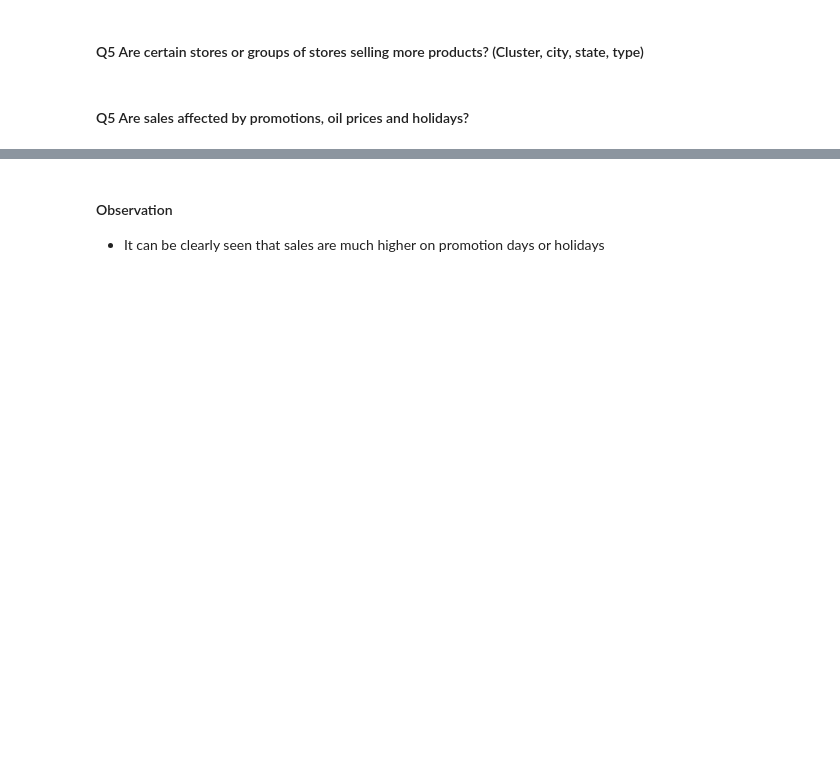
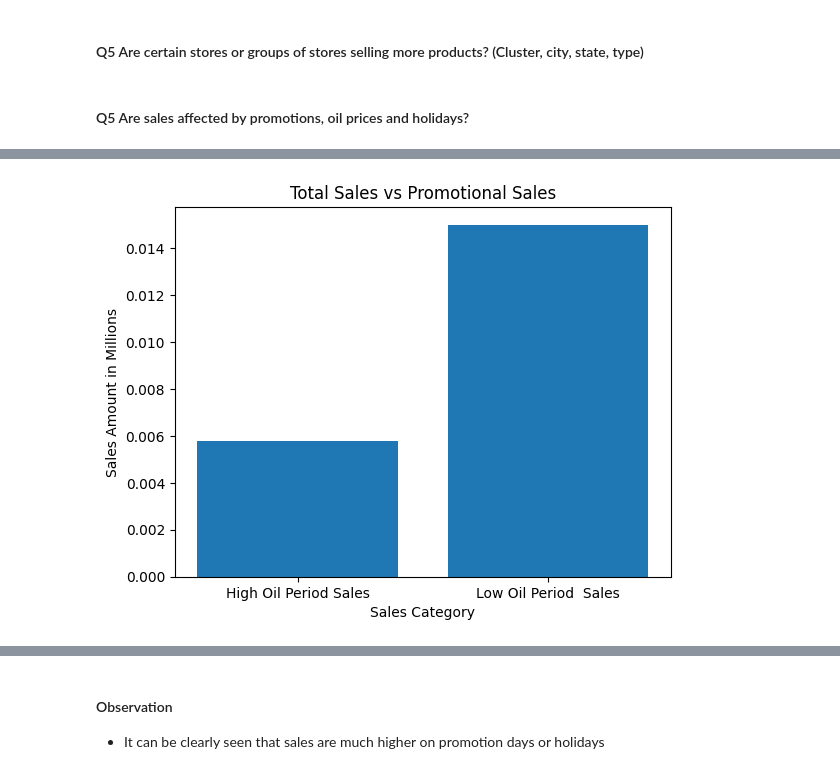
Before and after one commit to kwasichrappah/Time_series_analysis, a Jupyter notebook: sales_forecast.ipynb, the cells around one changed output, grey strips where cells are left out. Drawn from its saved outputs; the diff is of its cells as text; code cells hidden in the pictures; blank space fills up the shorter version.

```diff
--- a/sales_forecast.ipynb
+++ b/sales_forecast.ipynb
@@ -497,0 +588,6 @@ for a in ['cluster','state','city','type']:
+# %%
+oil_df['dcoilwtico'] = oil_df['dcoilwtico'].bfill()
+# %%
+### Merging the sales and oil dataframes
+combined_df = pd.merge(train_df, oil_df , on='date', how='left')
+combined_df = combined_df.dropna()
@@ -497,0 +610,22 @@ for a in ['cluster','state','city','type']:
+# %%
+oil_sales = combined_df.sort_values(by='dcoilwtico', ascending=False)
+
+# Select the first 50 rows and sum their 'sales' values
+sum_of_top_50_sales = oil_sales['sales'].head(50).sum()/1000000
+
+# Select the last 50 rows and sum their 'sales' values
+sum_of_bottom_50_sales = oil_sales['sales'].tail(50).sum()/1000000
+# %%
+categories = ['High Oil Period Sales', 'Low Oil Period  Sales']
+values = [sum_of_top_50_sales , sum_of_bottom_50_sales ]
+
+# Create a bar chart
+plt.bar(categories, values)
+
+# Add labels and title
+plt.xlabel('Sales Category')
+plt.ylabel('Sales Amount in Millions')
+plt.title('Total Sales vs Promotional Sales')
+plt.show()
+# %% [output]
+[figure, added]
```
Also changed, not shown: parts of 23 cells of this notebook.
